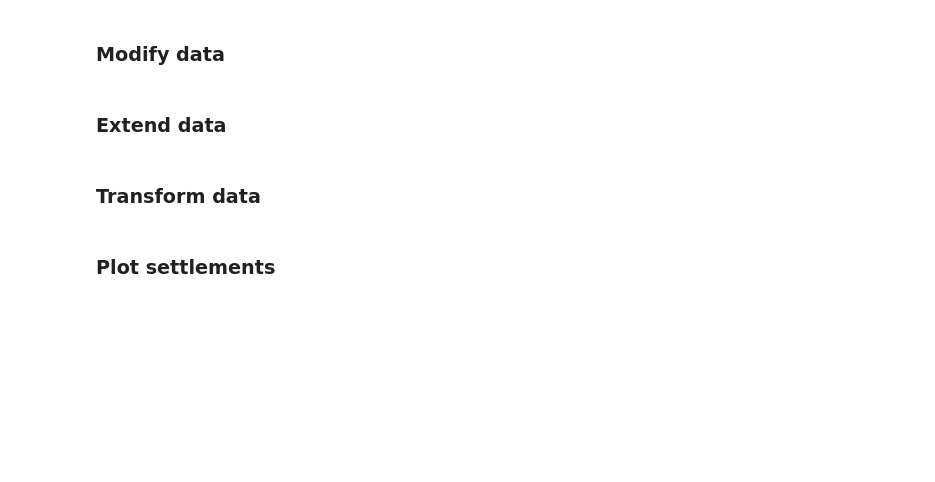
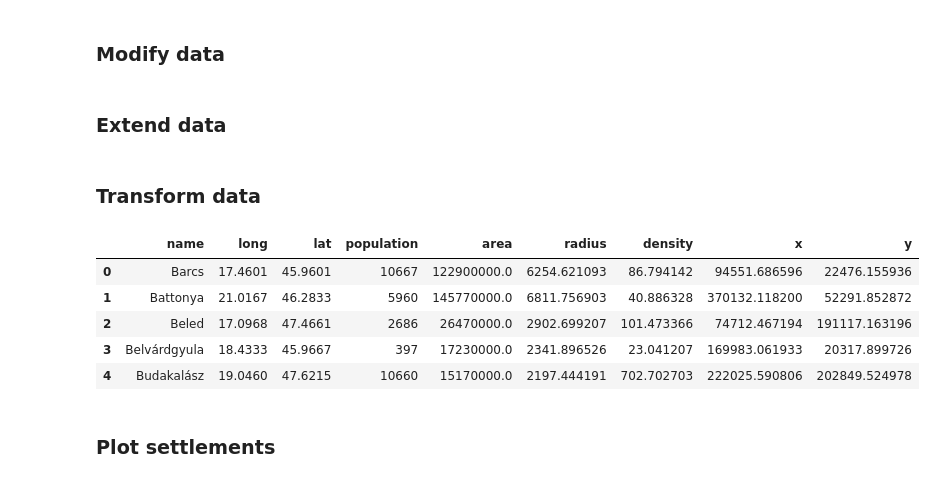
Before and after one commit to csomarita/CovidSimulation, a Jupyter notebook: main.ipynb, the cells around one changed output. Drawn from its saved outputs; the diff is of its cells as text; code cells hidden in the pictures; blank space fills up the shorter version.

```diff
--- a/main.ipynb
+++ b/main.ipynb
@@ -61,6 +61,15 @@ xs, ys = list(x), list(y)
 xmin, ymin = min(xs), min(ys)
 settlements['x'] = [ x - xmin for x in xs ]
 settlements['y'] = [ y - ymin for y in ys ]
+# %%
+settlements.head()
+# %% [output]
+|  | name | long | lat | population | area | radius | density | x | y |
+| 0 | Barcs | 17.4601 | 45.9601 | 10667 | 122900000.0 | 6254.621093 | 86.794142 | 94551.686596 | 22476.155936 |
+| 1 | Battonya | 21.0167 | 46.2833 | 5960 | 145770000.0 | 6811.756903 | 40.886328 | 370132.118200 | 52291.852872 |
+| 2 | Beled | 17.0968 | 47.4661 | 2686 | 26470000.0 | 2902.699207 | 101.473366 | 74712.467194 | 191117.163196 |
+| 3 | Belvárdgyula | 18.4333 | 45.9667 | 397 | 17230000.0 | 2341.896526 | 23.041207 | 169983.061933 | 20317.899726 |
+| 4 | Budakalász | 19.0460 | 47.6215 | 10660 | 15170000.0 | 2197.444191 | 702.702703 | 222025.590806 | 202849.524978 |
 # %% [markdown]
 ### Plot settlements
 # %%
```
Also changed, not shown: parts of 5 cells of this notebook.
